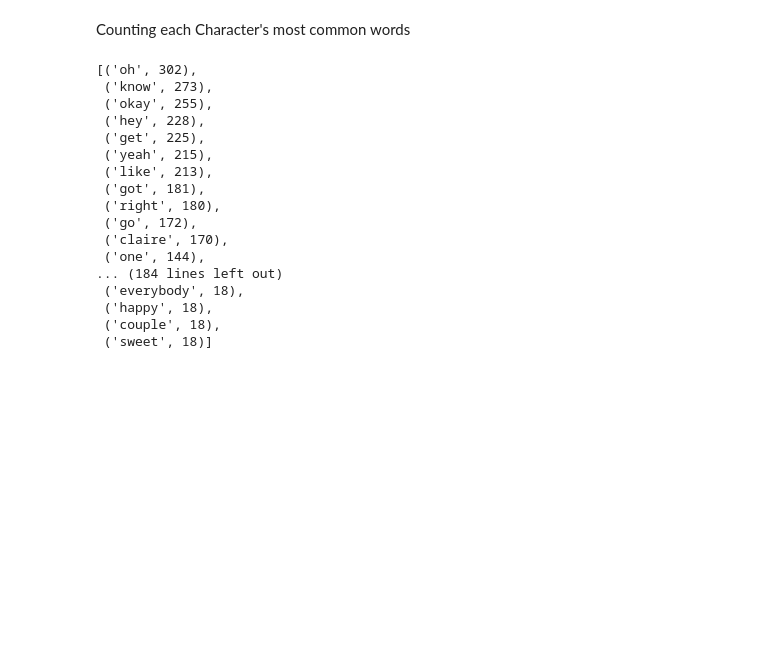
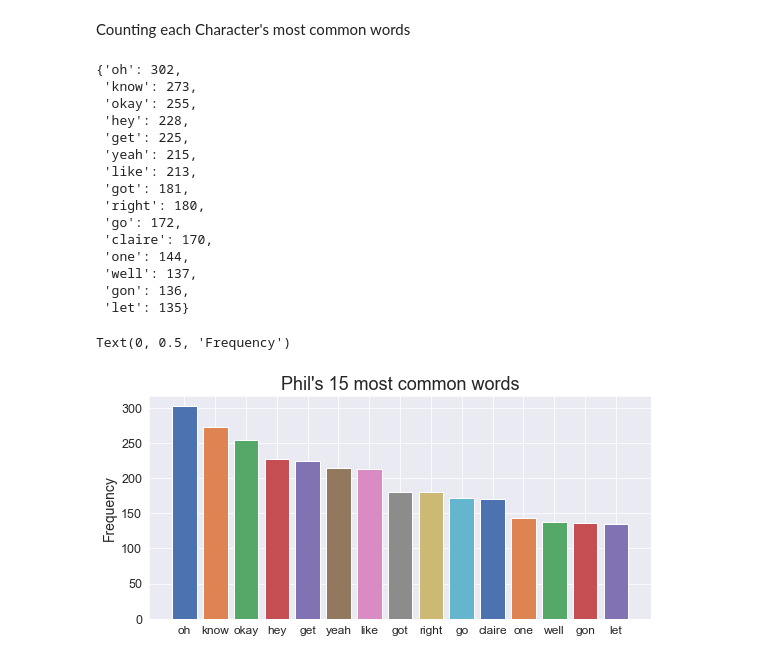
Before and after one commit to TomR2022/Text-Mining-Group-Project, a Jupyter notebook: Data/code_for_data.ipynb, the cells around one changed output. Drawn from its saved outputs; the diff is of its cells as text; code cells hidden in the pictures; blank space fills up the shorter version.

Commit message:
Created more graphs to visualise our data

```diff
--- a/Data/code_for_data.ipynb
+++ b/Data/code_for_data.ipynb
@@ -380,25 +381,41 @@ plt.show()
 Counting each Character's most common words
 # %%
 phil_count = (word for word in b['phil']) #Phil's most common words
-c = Counter(phil_count)
-c.most_common(200)
+phil_counter = Counter(phil_count)
+#phil_counter.most_common(200)
+
+#sorted(all_seasons_words)
+phil_bar_chart_dict = dict(sorted(phil_counter.items(), key=lambda item: item[1], reverse=1))
+
+phil_bar_chart_dict
+first_15_pairs = {k: phil_bar_chart_dict[k] for k in list(phil_bar_chart_dict)[:15]}
+first_15_pairs
 # %% [output]
-[('oh', 302),
- ('know', 273),
- ('okay', 255),
- ('hey', 228),
- ('get', 225),
- ('yeah', 215),
- ('like', 213),
- ('got', 181),
- ('right', 180),
- ('go', 172),
- ('claire', 170),
- ('one', 144),
-... (184 lines left out)
- ('everybody', 18),
- ('happy', 18),
- ('couple', 18),
- ('sweet', 18)]
+{'oh': 302,
+ 'know': 273,
+ 'okay': 255,
+ 'hey': 228,
+ 'get': 225,
+ 'yeah': 215,
+ 'like': 213,
+ 'got': 181,
+ 'right': 180,
+ 'go': 172,
+ 'claire': 170,
+ 'one': 144,
+ 'well': 137,
+ 'gon': 136,
+ 'let': 135}
+# %%
+phil_keys = first_15_pairs.keys()
+phil_values = first_15_pairs.values()
+
+plt.figure(figsize=(8,4), tight_layout=True)
+plt.bar(phil_keys, phil_values, color=colors[:15])
+plt.title("Phil's 15 most common words")
+plt.ylabel("Frequency")
+# %% [output]
+Text(0, 0.5, 'Frequency')
+[figure, added]
 # %%
 claire_count = (word for word in b['claire'])
```
Also changed, not shown: parts of 13 cells of this notebook, 5 other files.
